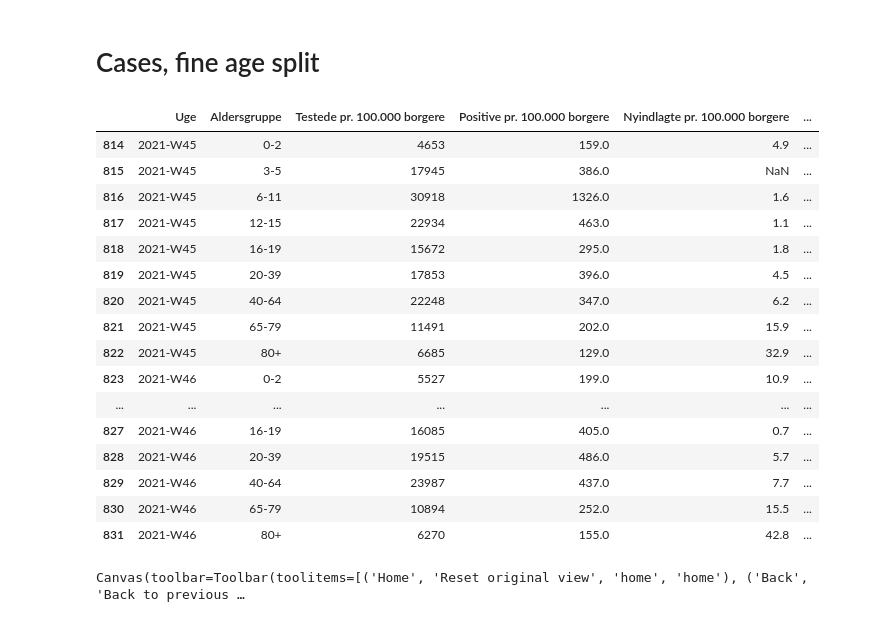
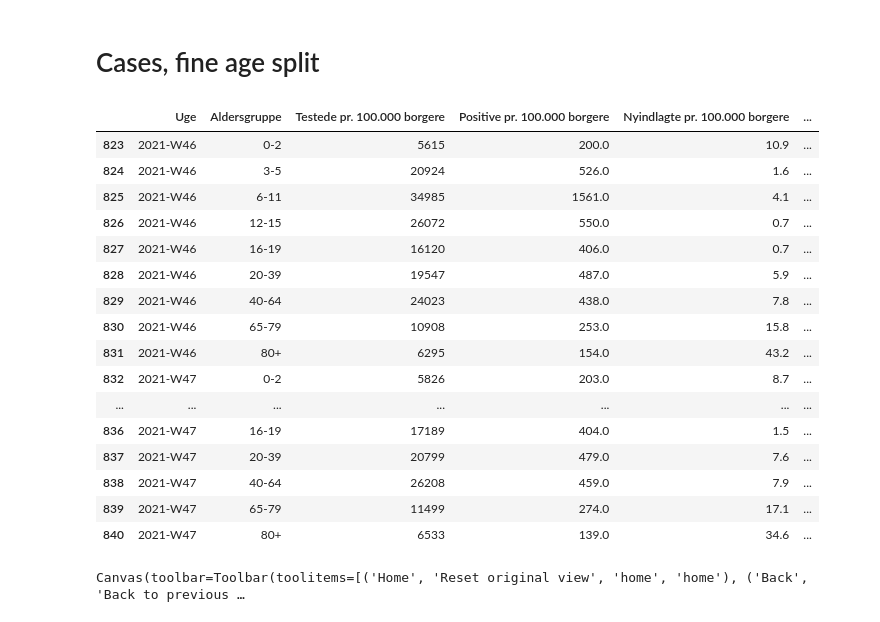
Before and after one commit to PandemiXcenter/PandemiX, a Jupyter notebook: notebooks/DanishAgeDistributions.ipynb, the cells around one changed output. Drawn from its saved outputs; the diff is of its cells as text; code cells hidden in the pictures.

```diff
--- a/notebooks/DanishAgeDistributions.ipynb
+++ b/notebooks/DanishAgeDistributions.ipynb
@@ -67,33 +67,35 @@ Done loading packages
 # %% [markdown]
 # Cases, fine age split
 # %%
+
+firstDate = np.datetime64('2021-08-01')
 
 latestsubdir = list(os.walk(path_dash))[0][1][-1]
 latestdir = path_dash + latestsubdir
 latestdir
 
 dfAge = pd.read_csv(latestdir+'\\Regionalt_DB\\18_fnkt_alder_uge_testede_positive_nyindlagte.csv',delimiter=';',encoding='latin1')
 dfAge['Nyindlagte pr. 100.000 borgere'] = pd.to_numeric(dfAge['Nyindlagte pr. 100.000 borgere'].str.replace(',','.'))
 
 dfAge.tail(18)
 # %% [output]
 |  | Uge | Aldersgruppe | Testede pr. 100.000 borgere | Positive pr. 100.000 borgere | Nyindlagte pr. 100.000 borgere | ... |
-| 814 | 2021-W45 | 0-2 | 4653 | 159.0 | 4.9 | ... |
-| 815 | 2021-W45 | 3-5 | 17945 | 386.0 | NaN | ... |
-| 816 | 2021-W45 | 6-11 | 30918 | 1326.0 | 1.6 | ... |
-| 817 | 2021-W45 | 12-15 | 22934 | 463.0 | 1.1 | ... |
-| 818 | 2021-W45 | 16-19 | 15672 | 295.0 | 1.8 | ... |
-| 819 | 2021-W45 | 20-39 | 17853 | 396.0 | 4.5 | ... |
-| 820 | 2021-W45 | 40-64 | 22248 | 347.0 | 6.2 | ... |
-| 821 | 2021-W45 | 65-79 | 11491 | 202.0 | 15.9 | ... |
-| 822 | 2021-W45 | 80+ | 6685 | 129.0 | 32.9 | ... |
-| 823 | 2021-W46 | 0-2 | 5527 | 199.0 | 10.9 | ... |
+| 823 | 2021-W46 | 0-2 | 5615 | 200.0 | 10.9 | ... |
+| 824 | 2021-W46 | 3-5 | 20924 | 526.0 | 1.6 | ... |
+| 825 | 2021-W46 | 6-11 | 34985 | 1561.0 | 4.1 | ... |
+| 826 | 2021-W46 | 12-15 | 26072 | 550.0 | 0.7 | ... |
+| 827 | 2021-W46 | 16-19 | 16120 | 406.0 | 0.7 | ... |
+| 828 | 2021-W46 | 20-39 | 19547 | 487.0 | 5.9 | ... |
+| 829 | 2021-W46 | 40-64 | 24023 | 438.0 | 7.8 | ... |
+| 830 | 2021-W46 | 65-79 | 10908 | 253.0 | 15.8 | ... |
+| 831 | 2021-W46 | 80+ | 6295 | 154.0 | 43.2 | ... |
+| 832 | 2021-W47 | 0-2 | 5826 | 203.0 | 8.7 | ... |
 | ... | ... | ... | ... | ... | ... | ... |
-| 827 | 2021-W46 | 16-19 | 16085 | 405.0 | 0.7 | ... |
-| 828 | 2021-W46 | 20-39 | 19515 | 486.0 | 5.7 | ... |
-| 829 | 2021-W46 | 40-64 | 23987 | 437.0 | 7.7 | ... |
-| 830 | 2021-W46 | 65-79 | 10894 | 252.0 | 15.5 | ... |
-| 831 | 2021-W46 | 80+ | 6270 | 155.0 | 42.8 | ... |
+| 836 | 2021-W47 | 16-19 | 17189 | 404.0 | 1.5 | ... |
+| 837 | 2021-W47 | 20-39 | 20799 | 479.0 | 7.6 | ... |
+| 838 | 2021-W47 | 40-64 | 26208 | 459.0 | 7.9 | ... |
+| 839 | 2021-W47 | 65-79 | 11499 | 274.0 | 17.1 | ... |
+| 840 | 2021-W47 | 80+ | 6533 | 139.0 | 34.6 | ... |
 # %%
 curYears = dfAge.Uge.apply(lambda x: int(x[:4]))
 
```
Also changed, not shown: parts of 16 cells of this notebook, 34 other files.
